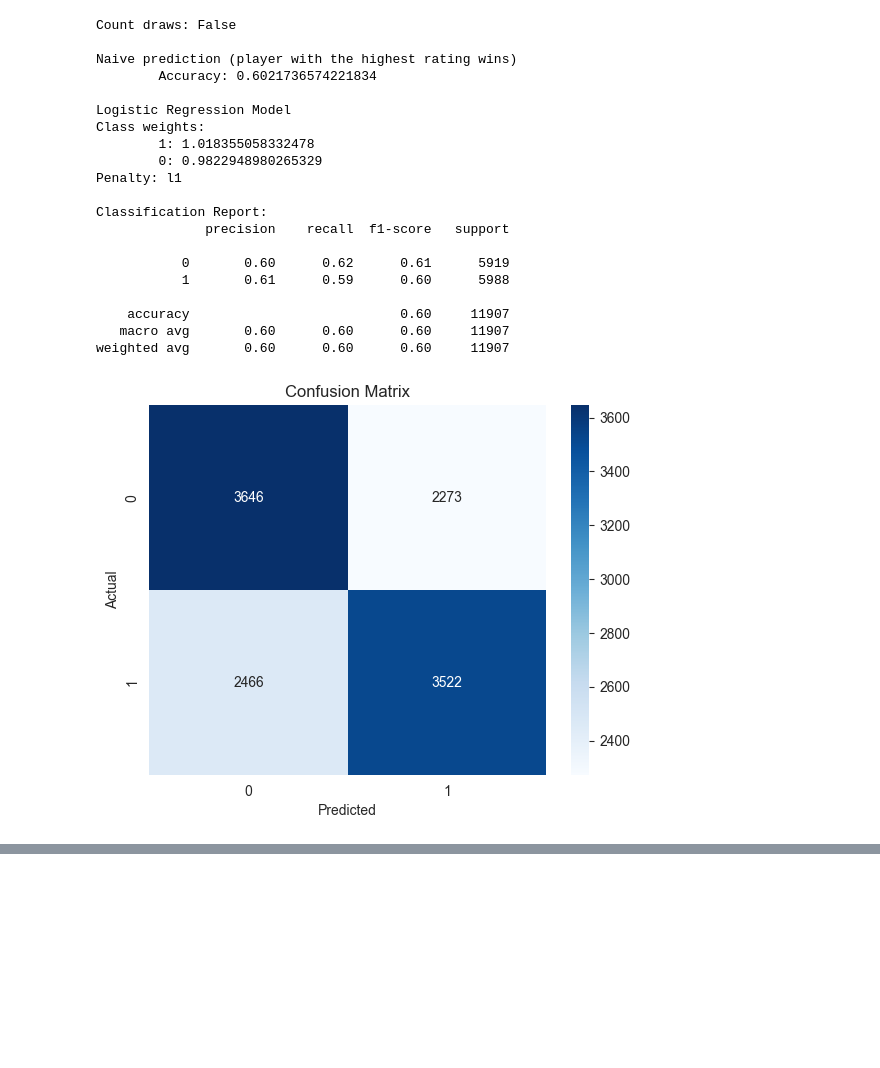
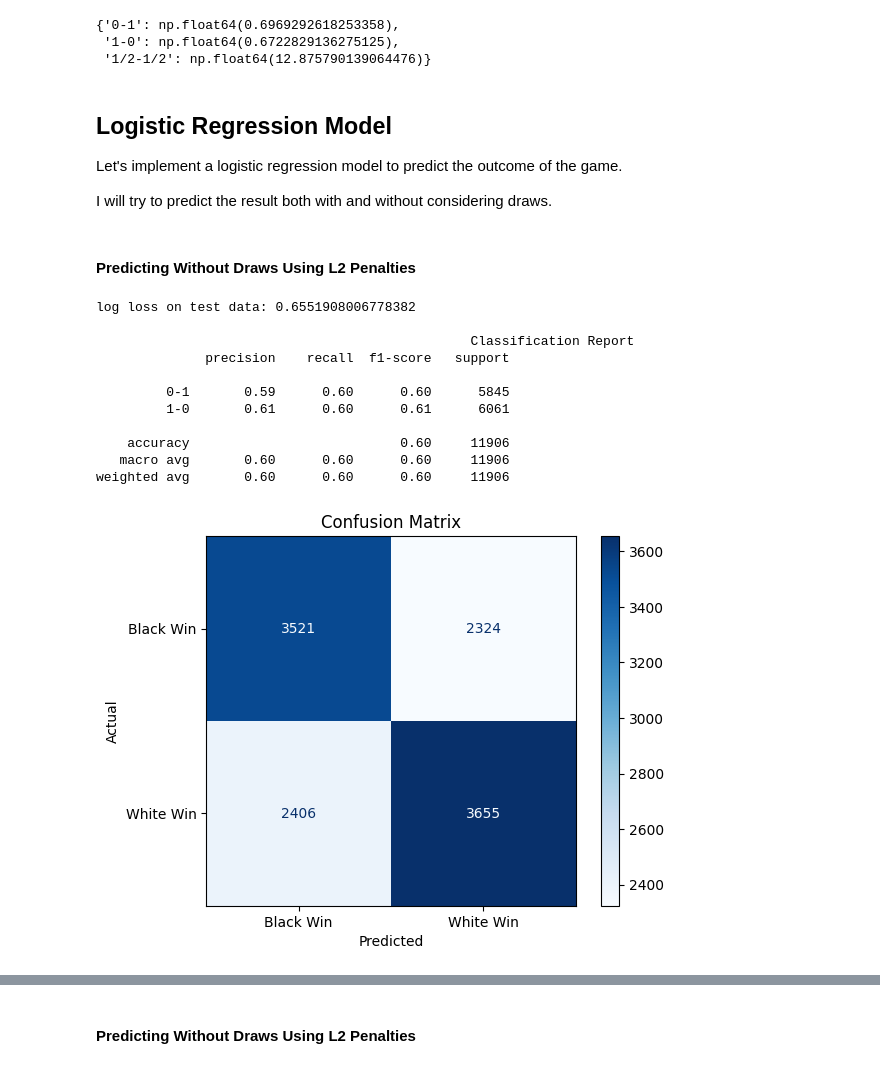
Before and after one commit to Tikhon-Radkevich/Chess-Winner-Prediction, a Jupyter notebook: models/baseline.ipynb, the cells around one changed output, grey strips where cells are left out. Cells and saved outputs as stored; diff of their text form; code cells hidden in the pictures; blank space fills up the shorter version.

Commit message:
comments added; split to naive prediction and regression; log loss added; fix model results prints

```diff
--- a/models/baseline.ipynb
+++ b/models/baseline.ipynb
@@ -52,4 +63,2 @@ df.head()
 # %%
 df = pd.get_dummies(df, columns=["Event"], dtype=np.int8, prefix="", prefix_sep="")
-# %%
-df.drop(columns=["TimeControl", "Result"], inplace=True)
@@ -65,0 +65,5 @@ df.head()
+# %%
+columns_to_scale = ["WhiteElo", "BlackElo", "EloDiff", "BaseTime", "IncrementTime"]
+
+scaler = StandardScaler()
+df[columns_to_scale] = scaler.fit_transform(df[columns_to_scale])
@@ -65,0 +95,5 @@ df.head()
+# %%
+def get_class_weights(y):
+    unique_y = y.unique()
+    class_weights = compute_class_weight("balanced", classes=unique_y, y=y)
+    return dict(zip(unique_y, class_weights))
@@ -66 +105,13 @@ df.head()
+# %%
+include_draws_class_weights = get_class_weights(df["Result"])
+include_draws_class_weights
+# %% [output]
+{'0-1': np.float64(0.6969292618253358),
+ '1-0': np.float64(0.6722829136275125),
+ '1/2-1/2': np.float64(12.875790139064476)}
+# %% [markdown]
+## Logistic Regression Model
+Let's implement a logistic regression model to predict the outcome of the game.
+
+I will try to predict the result both with and without considering draws.
 # %%
@@ -110,46 +155,34 @@ def estimate_model(true, predict, model, features):
     plt.gca().invert_yaxis()
     plt.show()
 # %%
-def main(predict_draws, data, penalty="l1", solver="saga"):
-    print("Count draws:", predict_draws)
-
-    accuracy = estimate_prediction_by_elo(data, count_draws=predict_draws)
-    print("\nNaive prediction (player with the highest rating wins)")
-    print("\tAccuracy:", accuracy)
-
-    print("\nLogistic Regression Model")
-    X, y, weights = process_data(data, count_draws=predict_draws)
-    print("Class weights:", "".join(map(lambda x: f"\n\t{int(x[0])}: {float(x[1])}", weights.items())))
-    print(f"Penalty: {penalty}\n")
+def apply_logistic_regression(predict_draws, data, penalty="l1", solver="saga", max_iter=1500):
+    X, y = get_x_and_y(data, predict_draws=predict_draws)
 
     X_train, X_test, y_train, y_test = train_test_split(X, y, test_size=0.1, random_state=42)
 
-    clf = LogisticRegression(class_weight=weights, random_state=42, max_iter=600, penalty=penalty, solver=solver)
+    clf = LogisticRegression(
+        class_weight=get_class_weights(y),
+        max_iter=max_iter,
+        penalty=penalty,
+        solver=solver
+    )
     clf.fit(X_train, y_train)
 
-    y_pred = clf.predict(X_test)
-    estimate_model(y_test, y_pred, clf, X.columns)
+    estimate_model(y_test, X_test, clf, X.columns)
+# %% [markdown]
+#### Predicting Without Draws Using L2 Penalties
 # %%
-main(predict_draws=False, data=df, penalty="l1")
+apply_logistic_regression(predict_draws=False, data=df, penalty="l2")
 # %% [output]
-Count draws: False
+log loss on test data: 0.6551908006778382
 
-Naive prediction (player with the highest rating wins)
-        Accuracy: 0.6021736574221834
-
-Logistic Regression Model
-Class weights:
-        1: 1.018355058332478
-        0: 0.9822948980265329
-Penalty: l1
-
-Classification Report:
+                                                Classification Report
               precision    recall  f1-score   support
 
-           0       0.60      0.62      0.61      5919
-           1       0.61      0.59      0.60      5988
+         0-1       0.59      0.60      0.60      5845
+         1-0       0.61      0.60      0.61      6061
 
-    accuracy                           0.60     11907
-   macro avg       0.60      0.60      0.60     11907
-weighted avg       0.60      0.60      0.60     11907
+    accuracy                           0.60     11906
+   macro avg       0.60      0.60      0.60     11906
+weighted avg       0.60      0.60      0.60     11906
-[figure, old version]
+[figure, new version]
@@ -157 +190,3 @@ weighted avg       0.60      0.60      0.60     11907
+# %% [markdown]
+#### Predicting Without Draws Using L2 Penalties
 # %%
```
Also changed, not shown: parts of 22 cells of this notebook.
